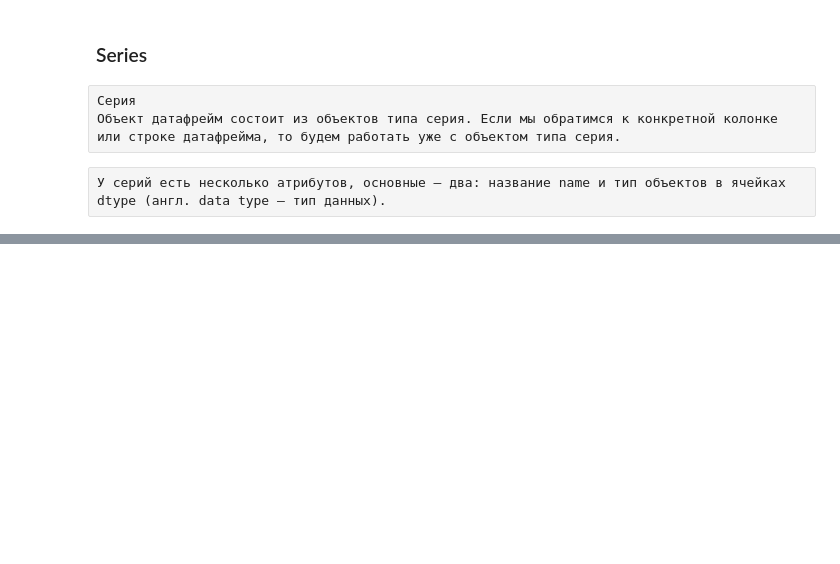
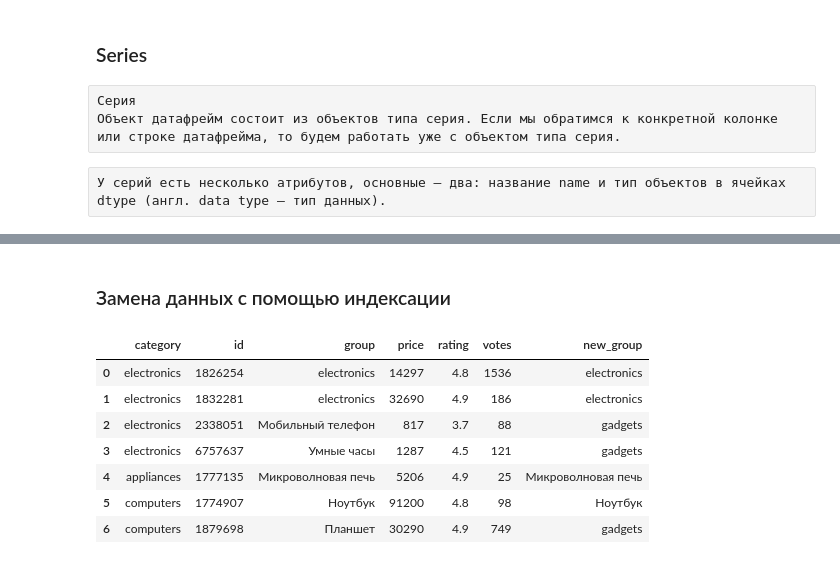
Before and after one commit to MaxWell-com/my-python-projects, a Jupyter notebook: Yandex_4_Pandas_basic.ipynb, the cells around one changed output, grey strips where cells are left out. Saved outputs shown, nothing was run; the diff lists cells and outputs as text; code cells hidden in the pictures; blank space fills up the shorter version.

```diff
--- a/Yandex_4_Pandas_basic.ipynb
+++ b/Yandex_4_Pandas_basic.ipynb
@@ -420,0 +1349,18 @@ pip install pandas==2.0.1
+# %% [markdown]
+### Замена данных с помощью индексации
+# %%
+#Для замены обратимся к ячейке с помощью индексации loc[] по id товара:
+
+# Используя индексацию, сделаем срез данных по id товара и поделим значение на 10:
+df.loc[df['id'] == 2338051, 'rating'] = df['rating'] / 10
+
+df
+# %% [output]
+|  | category | id | group | price | rating | votes | new_group |
+| 0 | electronics | 1826254 | electronics | 14297 | 4.8 | 1536 | electronics |
+| 1 | electronics | 1832281 | electronics | 32690 | 4.9 | 186 | electronics |
+| 2 | electronics | 2338051 | Мобильный телефон | 817 | 3.7 | 88 | gadgets |
+| 3 | electronics | 6757637 | Умные часы | 1287 | 4.5 | 121 | gadgets |
+| 4 | appliances | 1777135 | Микроволновая печь | 5206 | 4.9 | 25 | Микроволновая печь |
+| 5 | computers | 1774907 | Ноутбук | 91200 | 4.8 | 98 | Ноутбук |
+| 6 | computers | 1879698 | Планшет | 30290 | 4.9 | 749 | gadgets |
```
Also changed, not shown: parts of 269 cells of this notebook, 1 other file.
